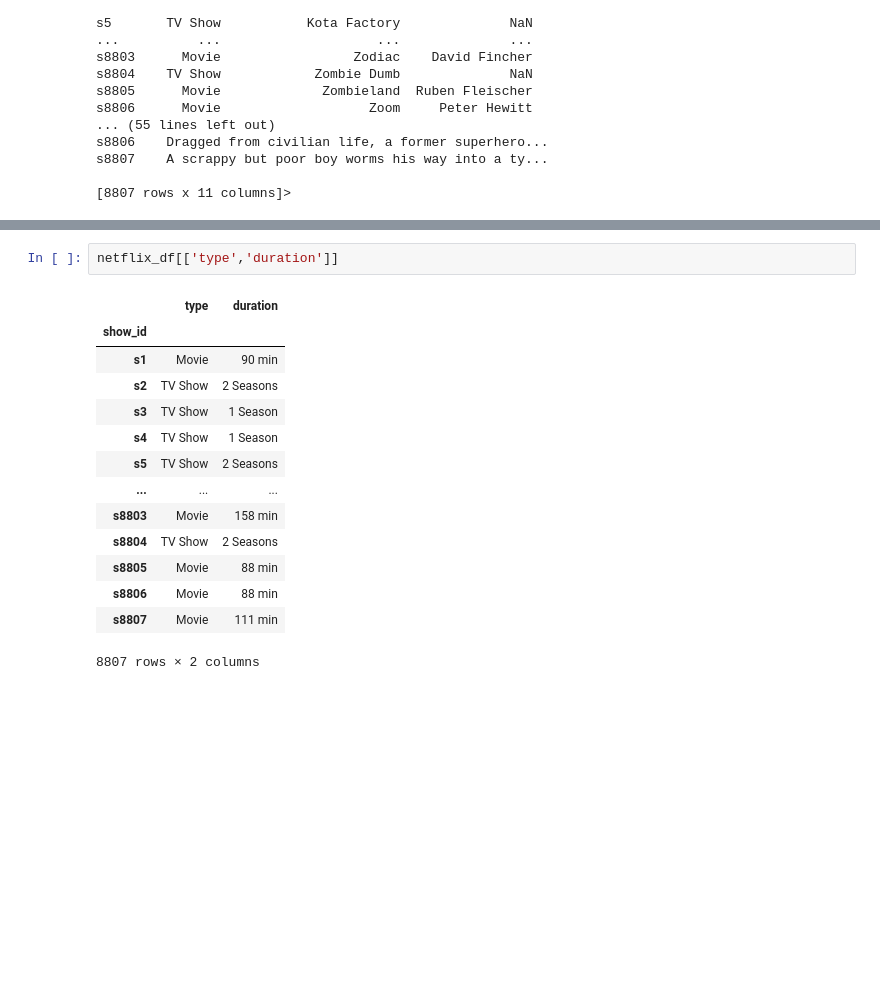
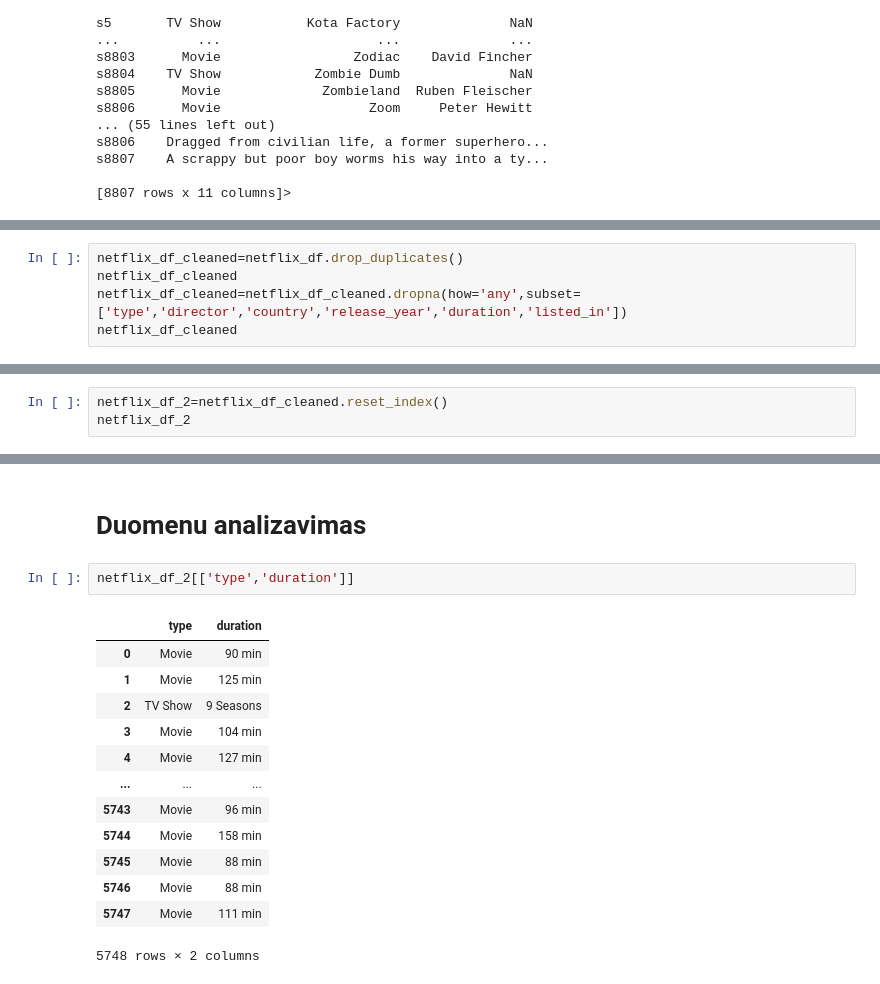
Before and after one commit to KarinaDav/Python-mokymai, a Jupyter notebook: baigiamasis_darbas.ipynb, the cells around one changed output, grey strips where cells are left out. Saved outputs shown, nothing was run; the diff lists cells and outputs as text; blank space fills up the shorter version.

```diff
--- a/baigiamasis_darbas.ipynb
+++ b/baigiamasis_darbas.ipynb
@@ -52,0 +55,5 @@ s8807    A scrappy but poor boy worms his way into a ty...
+# %%
+netflix_df_cleaned=netflix_df.drop_duplicates()
+netflix_df_cleaned
+netflix_df_cleaned=netflix_df_cleaned.dropna(how='any',subset=['type','director','country','release_year','duration','listed_in'])
+netflix_df_cleaned
@@ -52,0 +77,3 @@ s8807    A scrappy but poor boy worms his way into a ty...
+# %%
+netflix_df_2=netflix_df_cleaned.reset_index()
+netflix_df_2
@@ -53,17 +94,18 @@ s8807    A scrappy but poor boy worms his way into a ty...
+# %% [markdown]
+# Duomenu analizavimas
 # %%
-netflix_df[['type','duration']]
+netflix_df_2[['type','duration']]
 # %% [output]
 |  | type | duration |
-| show_id |  |  |
-| s1 | Movie | 90 min |
-| s2 | TV Show | 2 Seasons |
-| s3 | TV Show | 1 Season |
-| s4 | TV Show | 1 Season |
-| s5 | TV Show | 2 Seasons |
+| 0 | Movie | 90 min |
+| 1 | Movie | 125 min |
+| 2 | TV Show | 9 Seasons |
+| 3 | Movie | 104 min |
+| 4 | Movie | 127 min |
 | ... | ... | ... |
-| s8803 | Movie | 158 min |
-| s8804 | TV Show | 2 Seasons |
-| s8805 | Movie | 88 min |
-| s8806 | Movie | 88 min |
-| s8807 | Movie | 111 min |
+| 5743 | Movie | 96 min |
+| 5744 | Movie | 158 min |
+| 5745 | Movie | 88 min |
+| 5746 | Movie | 88 min |
+| 5747 | Movie | 111 min |
-8807 rows × 2 columns
+5748 rows × 2 columns
```
Also changed, not shown: parts of 11 cells of this notebook.
